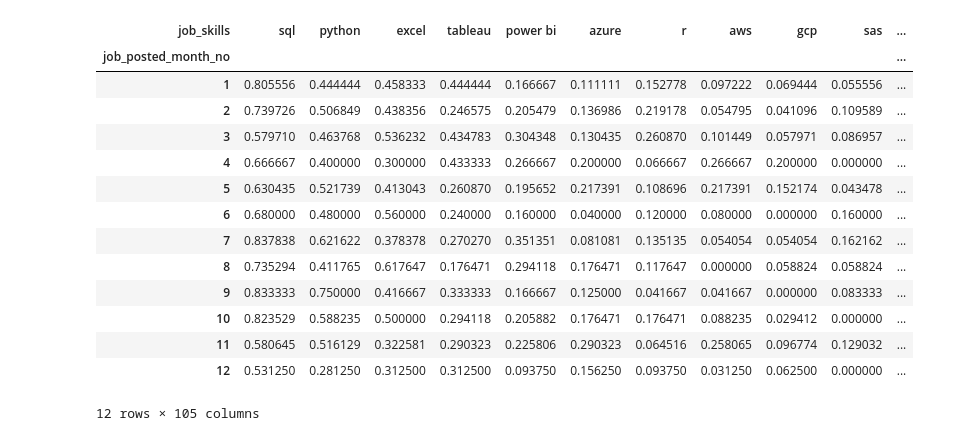
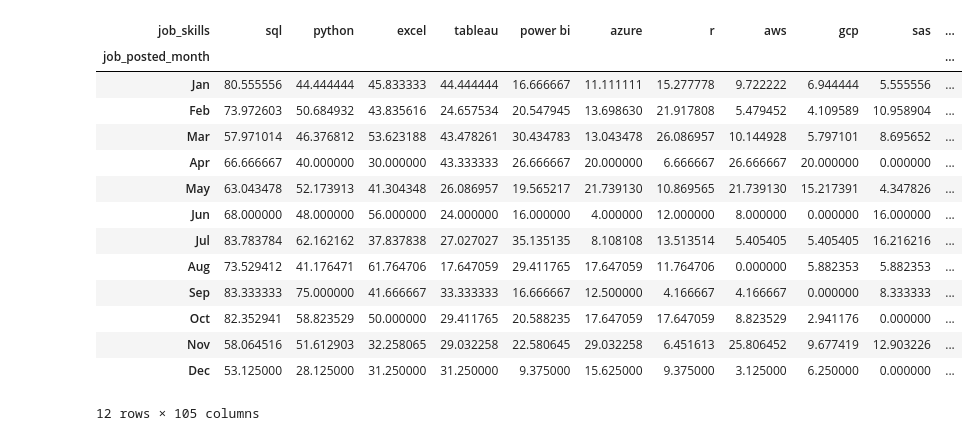
Before and after one commit to matcze/job_data_analysis, a Jupyter notebook: 3_skills_trend.ipynb, the cells around one changed output. Saved outputs shown, nothing was run; the diff lists cells and outputs as text; code cells hidden in the pictures.

```diff
--- a/3_skills_trend.ipynb
+++ b/3_skills_trend.ipynb
@@ -24,22 +24,27 @@ df_DA_PL_pivot = df_DA_PL_pivot.drop('Total')
 # %%
 dA_totals = df_DA_PL.groupby("job_posted_month_no").size()
 # %%
-df_DA_PL_percent = df_DA_PL_pivot.div(dA_totals, axis=0)
+df_DA_PL_percent = df_DA_PL_pivot.div(dA_totals/100, axis=0)
 # %%
+df_DA_PL_percent = df_DA_PL_percent.reset_index()
+df_DA_PL_percent["job_posted_month"] = df_DA_PL_percent["job_posted_month_no"].apply(lambda x: pd.to_datetime(x, format='%m').strftime('%b'))
+df_DA_PL_percent = df_DA_PL_percent.set_index('job_posted_month')
+df_DA_PL_percent = df_DA_PL_percent.drop(columns="job_posted_month_no")
+
 df_DA_PL_percent
 # %% [output]
 | job_skills | sql | python | excel | tableau | power bi | azure | r | aws | gcp | sas | ... |
-| job_posted_month_no |  |  |  |  |  |  |  |  |  |  | ... |
-| 1 | 0.805556 | 0.444444 | 0.458333 | 0.444444 | 0.166667 | 0.111111 | 0.152778 | 0.097222 | 0.069444 | 0.055556 | ... |
-| 2 | 0.739726 | 0.506849 | 0.438356 | 0.246575 | 0.205479 | 0.136986 | 0.219178 | 0.054795 | 0.041096 | 0.109589 | ... |
-| 3 | 0.579710 | 0.463768 | 0.536232 | 0.434783 | 0.304348 | 0.130435 | 0.260870 | 0.101449 | 0.057971 | 0.086957 | ... |
-| 4 | 0.666667 | 0.400000 | 0.300000 | 0.433333 | 0.266667 | 0.200000 | 0.066667 | 0.266667 | 0.200000 | 0.000000 | ... |
-| 5 | 0.630435 | 0.521739 | 0.413043 | 0.260870 | 0.195652 | 0.217391 | 0.108696 | 0.217391 | 0.152174 | 0.043478 | ... |
-| 6 | 0.680000 | 0.480000 | 0.560000 | 0.240000 | 0.160000 | 0.040000 | 0.120000 | 0.080000 | 0.000000 | 0.160000 | ... |
-| 7 | 0.837838 | 0.621622 | 0.378378 | 0.270270 | 0.351351 | 0.081081 | 0.135135 | 0.054054 | 0.054054 | 0.162162 | ... |
-| 8 | 0.735294 | 0.411765 | 0.617647 | 0.176471 | 0.294118 | 0.176471 | 0.117647 | 0.000000 | 0.058824 | 0.058824 | ... |
-| 9 | 0.833333 | 0.750000 | 0.416667 | 0.333333 | 0.166667 | 0.125000 | 0.041667 | 0.041667 | 0.000000 | 0.083333 | ... |
-| 10 | 0.823529 | 0.588235 | 0.500000 | 0.294118 | 0.205882 | 0.176471 | 0.176471 | 0.088235 | 0.029412 | 0.000000 | ... |
-| 11 | 0.580645 | 0.516129 | 0.322581 | 0.290323 | 0.225806 | 0.290323 | 0.064516 | 0.258065 | 0.096774 | 0.129032 | ... |
-| 12 | 0.531250 | 0.281250 | 0.312500 | 0.312500 | 0.093750 | 0.156250 | 0.093750 | 0.031250 | 0.062500 | 0.000000 | ... |
+| job_posted_month |  |  |  |  |  |  |  |  |  |  | ... |
+| Jan | 80.555556 | 44.444444 | 45.833333 | 44.444444 | 16.666667 | 11.111111 | 15.277778 | 9.722222 | 6.944444 | 5.555556 | ... |
+| Feb | 73.972603 | 50.684932 | 43.835616 | 24.657534 | 20.547945 | 13.698630 | 21.917808 | 5.479452 | 4.109589 | 10.958904 | ... |
+| Mar | 57.971014 | 46.376812 | 53.623188 | 43.478261 | 30.434783 | 13.043478 | 26.086957 | 10.144928 | 5.797101 | 8.695652 | ... |
+| Apr | 66.666667 | 40.000000 | 30.000000 | 43.333333 | 26.666667 | 20.000000 | 6.666667 | 26.666667 | 20.000000 | 0.000000 | ... |
+| May | 63.043478 | 52.173913 | 41.304348 | 26.086957 | 19.565217 | 21.739130 | 10.869565 | 21.739130 | 15.217391 | 4.347826 | ... |
+| Jun | 68.000000 | 48.000000 | 56.000000 | 24.000000 | 16.000000 | 4.000000 | 12.000000 | 8.000000 | 0.000000 | 16.000000 | ... |
+| Jul | 83.783784 | 62.162162 | 37.837838 | 27.027027 | 35.135135 | 8.108108 | 13.513514 | 5.405405 | 5.405405 | 16.216216 | ... |
+| Aug | 73.529412 | 41.176471 | 61.764706 | 17.647059 | 29.411765 | 17.647059 | 11.764706 | 0.000000 | 5.882353 | 5.882353 | ... |
+| Sep | 83.333333 | 75.000000 | 41.666667 | 33.333333 | 16.666667 | 12.500000 | 4.166667 | 4.166667 | 0.000000 | 8.333333 | ... |
+| Oct | 82.352941 | 58.823529 | 50.000000 | 29.411765 | 20.588235 | 17.647059 | 17.647059 | 8.823529 | 2.941176 | 0.000000 | ... |
+| Nov | 58.064516 | 51.612903 | 32.258065 | 29.032258 | 22.580645 | 29.032258 | 6.451613 | 25.806452 | 9.677419 | 12.903226 | ... |
+| Dec | 53.125000 | 28.125000 | 31.250000 | 31.250000 | 9.375000 | 15.625000 | 9.375000 | 3.125000 | 6.250000 | 0.000000 | ... |
 12 rows × 105 columns
```
Also changed, not shown: parts of 1 cell of this notebook, 1 other file.
